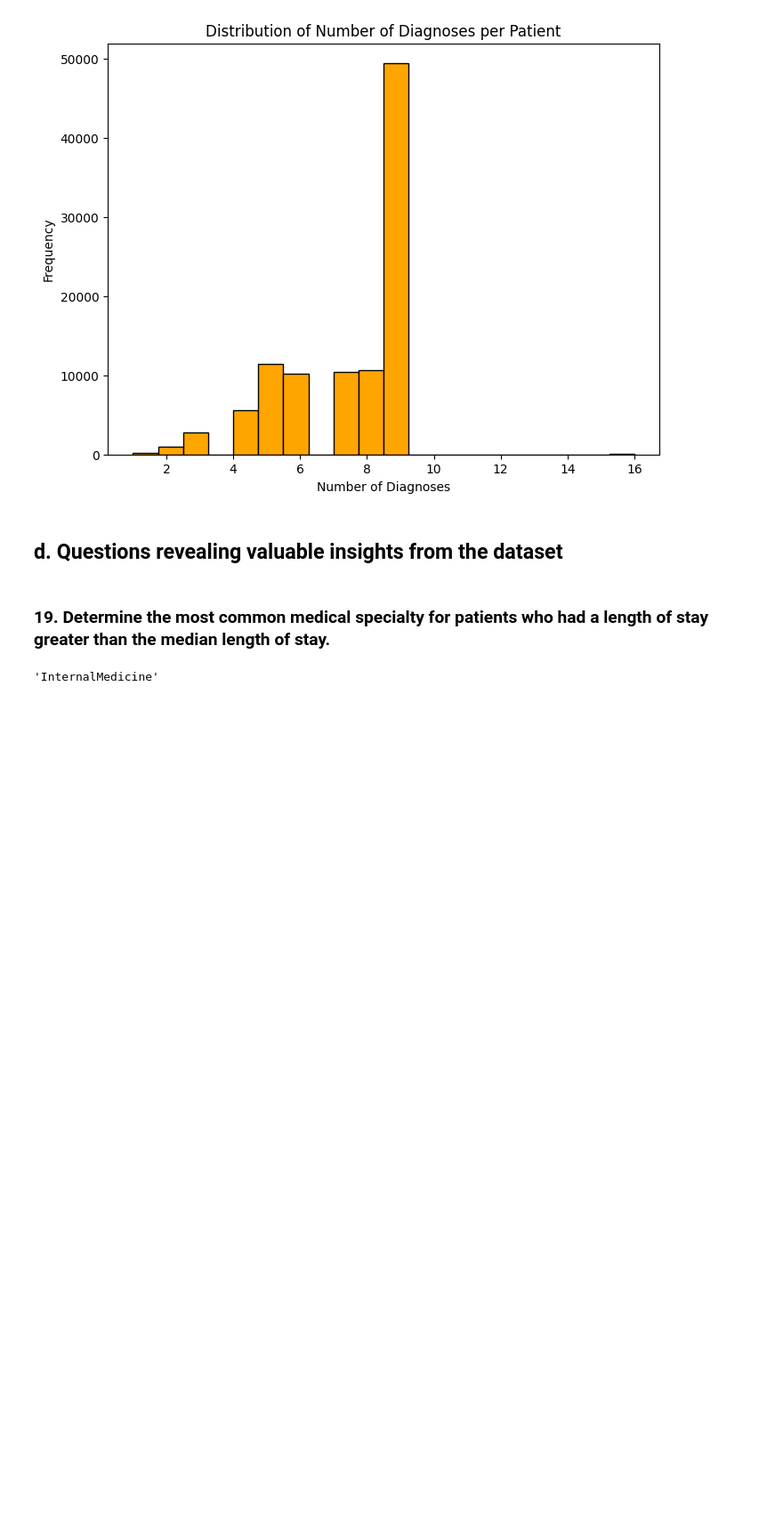
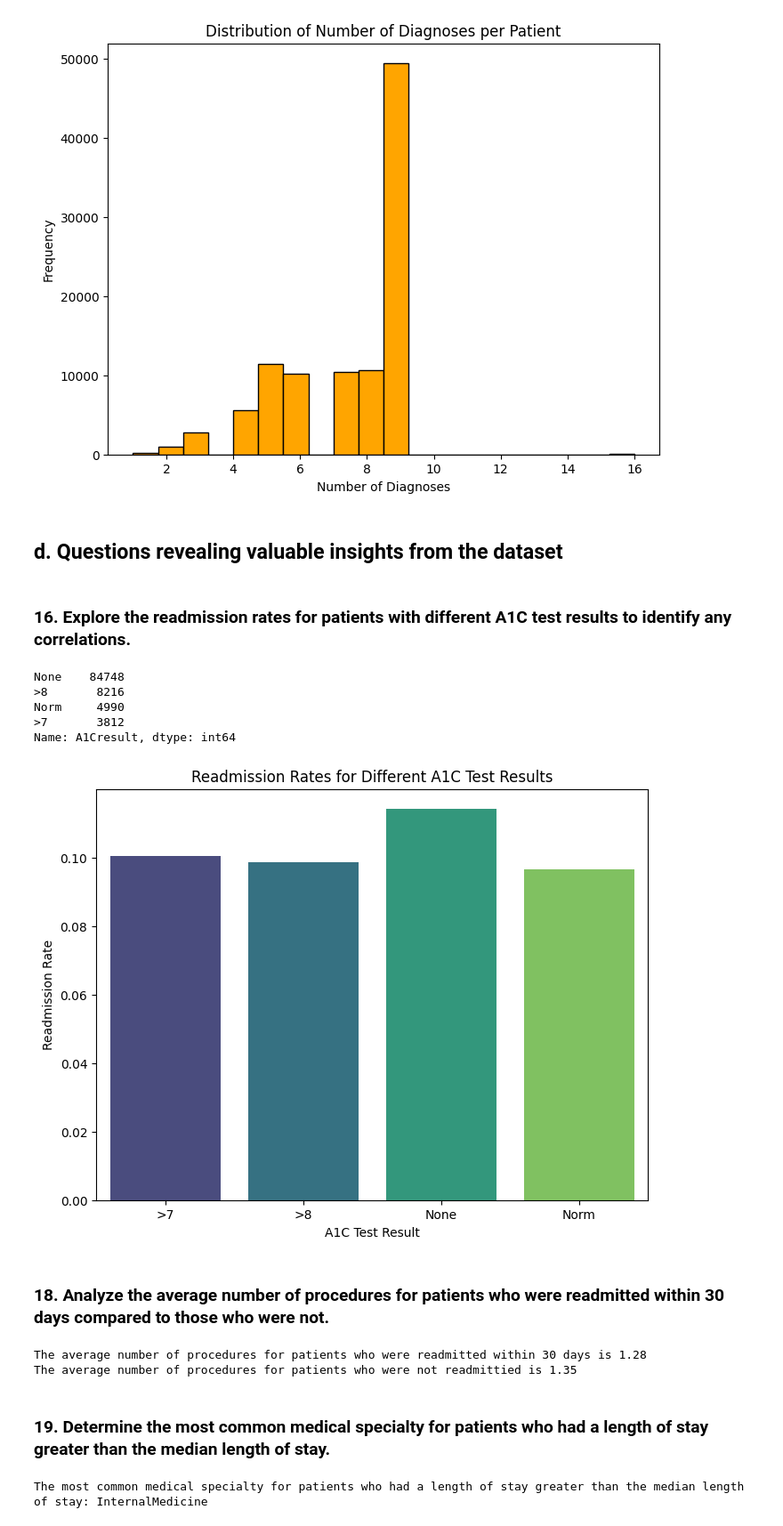
Before and after one commit to Thomas-George-T/Diabetic-Readmission-Exploration, a Jupyter notebook: Diabetic-Readmissions-Exploration.ipynb, the cells around one changed output. Shown at 89% size. Cells and saved outputs as stored; diff of their text form; code cells hidden in the pictures; blank space fills up the shorter version.

```diff
--- a/Forecasting-Diabetic-Readmissions.ipynb
+++ b/Diabetic-Readmissions-Exploration.ipynb
@@ -479,3 +552,30 @@ plt.title('Distribution of Number of Diagnoses per Patient');
 [figure]
 # %% [markdown]
 <h2>d. Questions revealing valuable insights from the dataset</h2>
+# %% [markdown]
+<h3> 16. Explore the readmission rates for patients with different A1C test results to identify any correlations.</h3>
+# %%
+data_df['A1Cresult'].value_counts()
+# %% [output]
+None    84748
+>8       8216
+Norm     4990
+>7       3812
+Name: A1Cresult, dtype: int64
+# %%
+# Group the data by 'A1Cresult' and calculate the readmission rate for each group
+a1c_grouped_data = data_df.groupby('A1Cresult')['readmitted'].value_counts(normalize=True).unstack()
+readmission_rates = a1c_grouped_data['<30']
+
+# Create a bar plot to visualize the readmission rates for each A1C result
+plt.figure(figsize=(8, 6))
+sns.barplot(x=readmission_rates.index, y=readmission_rates.values, palette='viridis')
+
+# Adding labels and title
+plt.xlabel('A1C Test Result')
+plt.ylabel('Readmission Rate')
+plt.title('Readmission Rates for Different A1C Test Results');
+# %% [output]
+[figure, added]
+# %% [markdown]
+<h3> 18. Analyze the average number of procedures for patients who were readmitted within 30 days compared to those who were not.</h3>
@@ -482,3 +590,9 @@ plt.title('Distribution of Number of Diagnoses per Patient');
+# %%
+print(f"The average number of procedures for patients who were readmitted within 30 days is {avg_procedures_for_readmitted:.2f}")
+print(f"The average number of procedures for patients who were not readmittied is {avg_procedures_for_not_readmitted:.2f}")
+# %% [output]
+The average number of procedures for patients who were readmitted within 30 days is 1.28
+The average number of procedures for patients who were not readmittied is 1.35
 # %% [markdown]
 <h3> 19. Determine the most common medical specialty for patients who had a length of stay greater than the median length of stay. </h3>
 # %%
@@ -491,7 +605,7 @@ long_stay_patients = data_df[data_df['time_in_hospital'] > median_length_of_stay
 # Determine the most common medical specialty for these patients
 most_common_specialty = long_stay_patients['medical_specialty'].mode().values[0]
 
-print(f"The most common medical specialty for patients who
-most_common_specialty
+print(f"The most common medical specialty for patients who had a length of stay greater than the median length of stay:",
+most_common_specialty)
 # %% [output]
-'InternalMedicine'
+The most common medical specialty for patients who had a length of stay greater than the median length of stay: InternalMedicine
```
Also changed, not shown: parts of 44 cells of this notebook, 1 other file.
